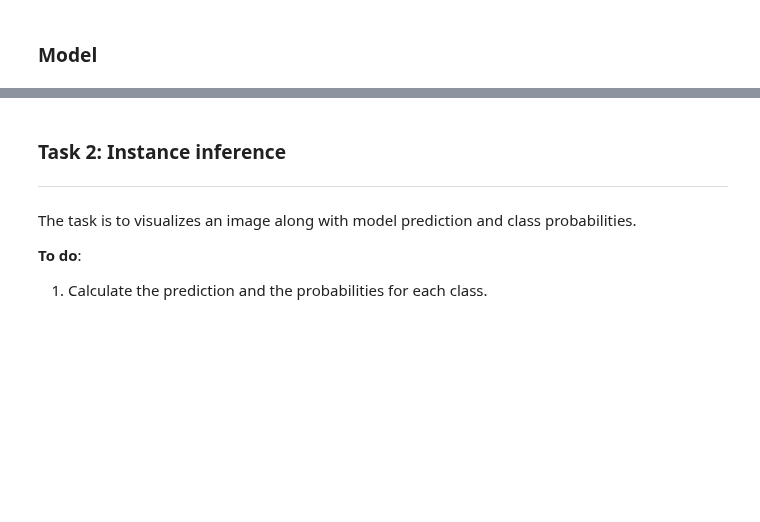
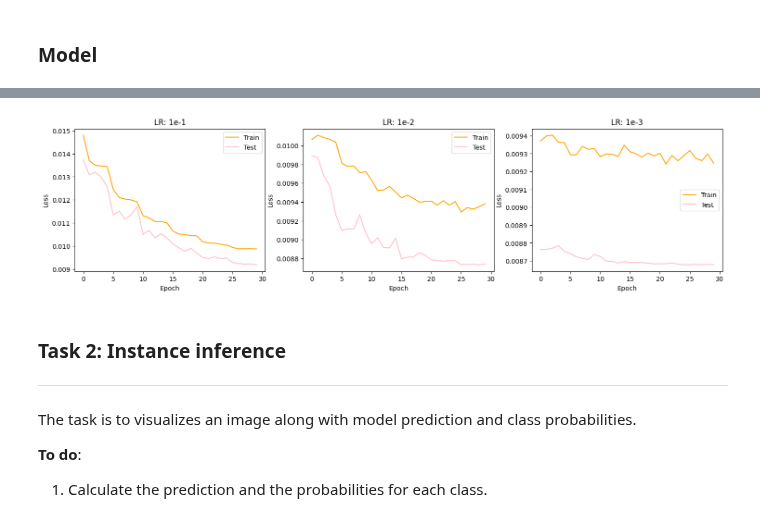
Before and after one commit to SustechSTA303/STA303-Assignment01, a Jupyter notebook: Assignment01.ipynb, the cells around one changed output, grey strips where cells are left out. Drawn from its saved outputs; the diff is of its cells as text; code cells hidden in the pictures; blank space fills up the shorter version.

```diff
--- a/Assignment01.ipynb
+++ b/Assignment01.ipynb
@@ -257,3 +577,35 @@ for epoch in range(NUM_EPOCHS):
+# %%
+import matplotlib.pyplot as plt
+
+fig, axs = plt.subplots(1, 3, figsize=(18, 4))
+
+# 绘制 LR=1e-1 的损失曲线
+axs[0].set_title("LR: 1e-1")
+axs[0].set_xlabel("Epoch")
+axs[0].set_ylabel("Loss")
+axs[0].plot(x, training_loss1, label="Train", color="orange", linestyle="-")
+axs[0].plot(x, testing_loss1, label="Test", color="pink", linestyle="-")
+axs[0].legend()
+
+# 绘制 LR=1e-2 的损失曲线
+axs[1].set_title("LR: 1e-2")
+axs[1].set_xlabel("Epoch")
+axs[1].set_ylabel("Loss")
+axs[1].plot(x, training_loss2, label="Train", color="orange", linestyle="-")
+axs[1].plot(x, testing_loss2, label="Test", color="pink", linestyle="-")
+axs[1].legend()
+
+# 绘制 LR=1e-3 的损失曲线
+axs[2].set_title("LR: 1e-3")
+axs[2].set_xlabel("Epoch")
+axs[2].set_ylabel("Loss")
+axs[2].plot(x, training_loss3, label="Train", color="orange", linestyle="-")
+axs[2].plot(x, testing_loss3, label="Test", color="pink", linestyle="-")
+axs[2].legend()
+
+plt.show()
+# %% [output]
+[figure, added]
 # %% [markdown]
 ### Task 2: Instance inference
 ---
```
Also changed, not shown: parts of 30 cells of this notebook, 1 other file.
